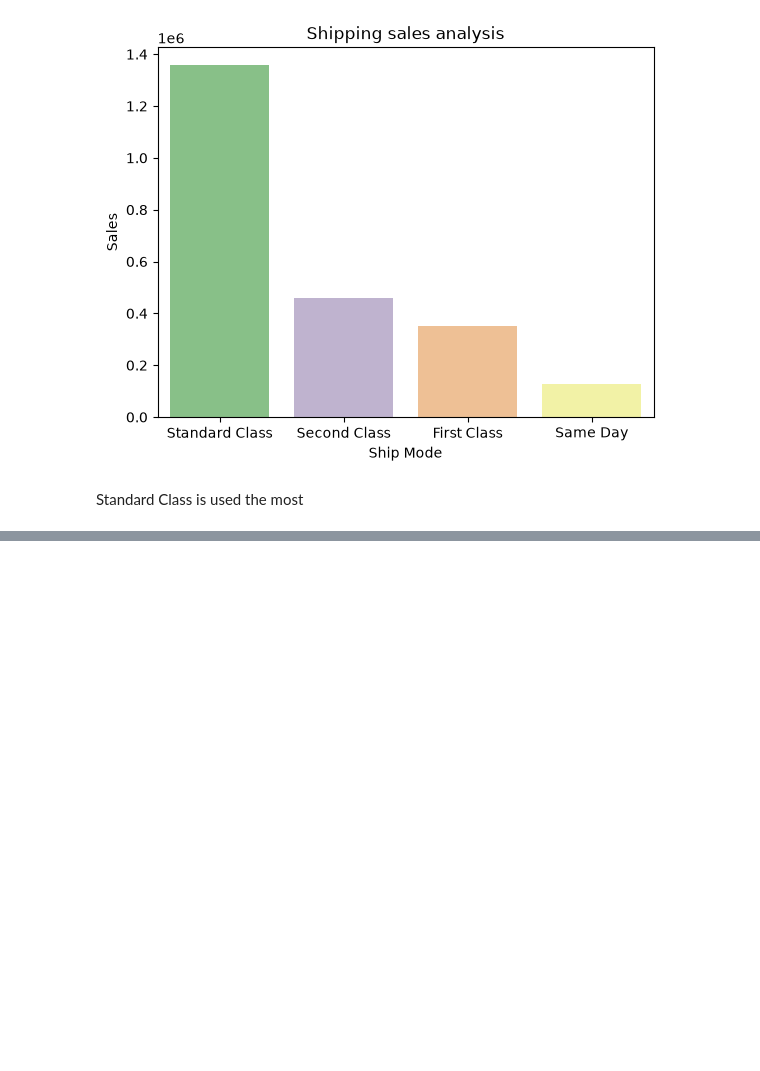
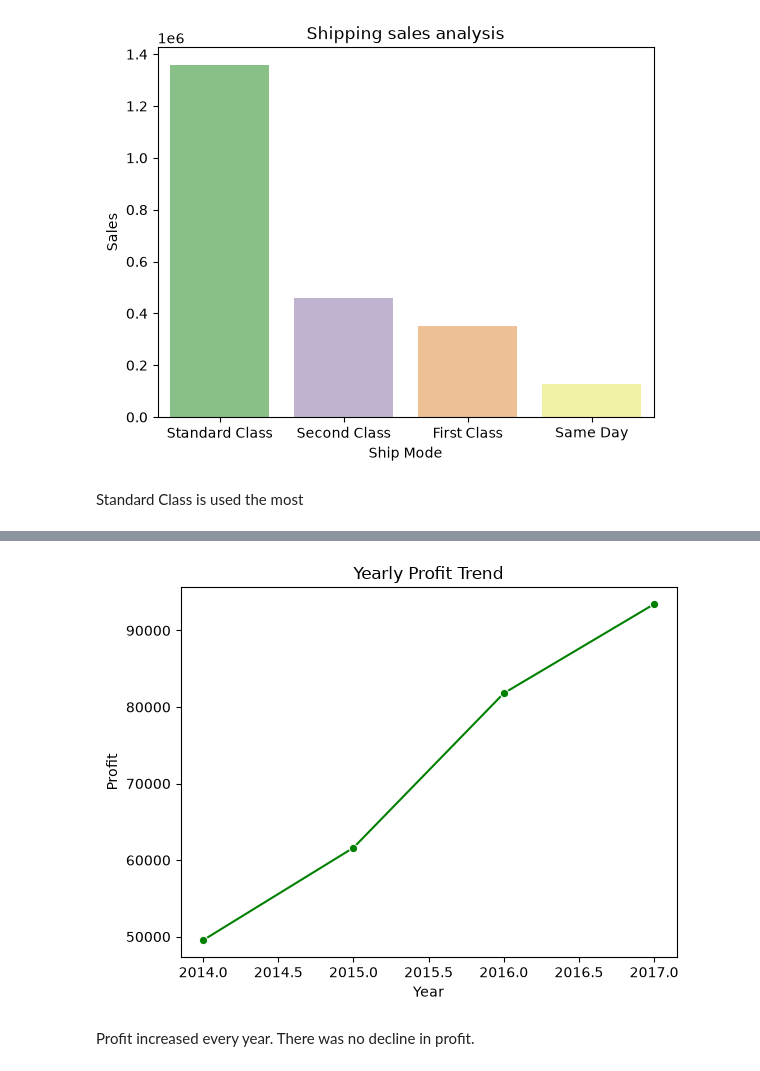
Before and after one commit to vaishnaviniwalkar/Superstore_Sales_Analysis, a Jupyter notebook: notebook/analysis.ipynb, the cells around one changed output, grey strips where cells are left out. Drawn from its saved outputs; the diff is of its cells as text; code cells hidden in the pictures; blank space fills up the shorter version.

```diff
--- a/notebook/analysis.ipynb
+++ b/notebook/analysis.ipynb
@@ -534,0 +563,8 @@ Standard Class is used the most
+# %%
+sns.lineplot(x='Year', y='Profit', data=yearly_profit.reset_index(), marker='o', color='g')
+plt.title('Yearly Profit Trend')
+plt.show()
+# %% [output]
+[figure, added]
+# %% [markdown]
+Profit increased every year. There was no decline in profit.
```
Also changed, not shown: parts of 6 cells of this notebook.
